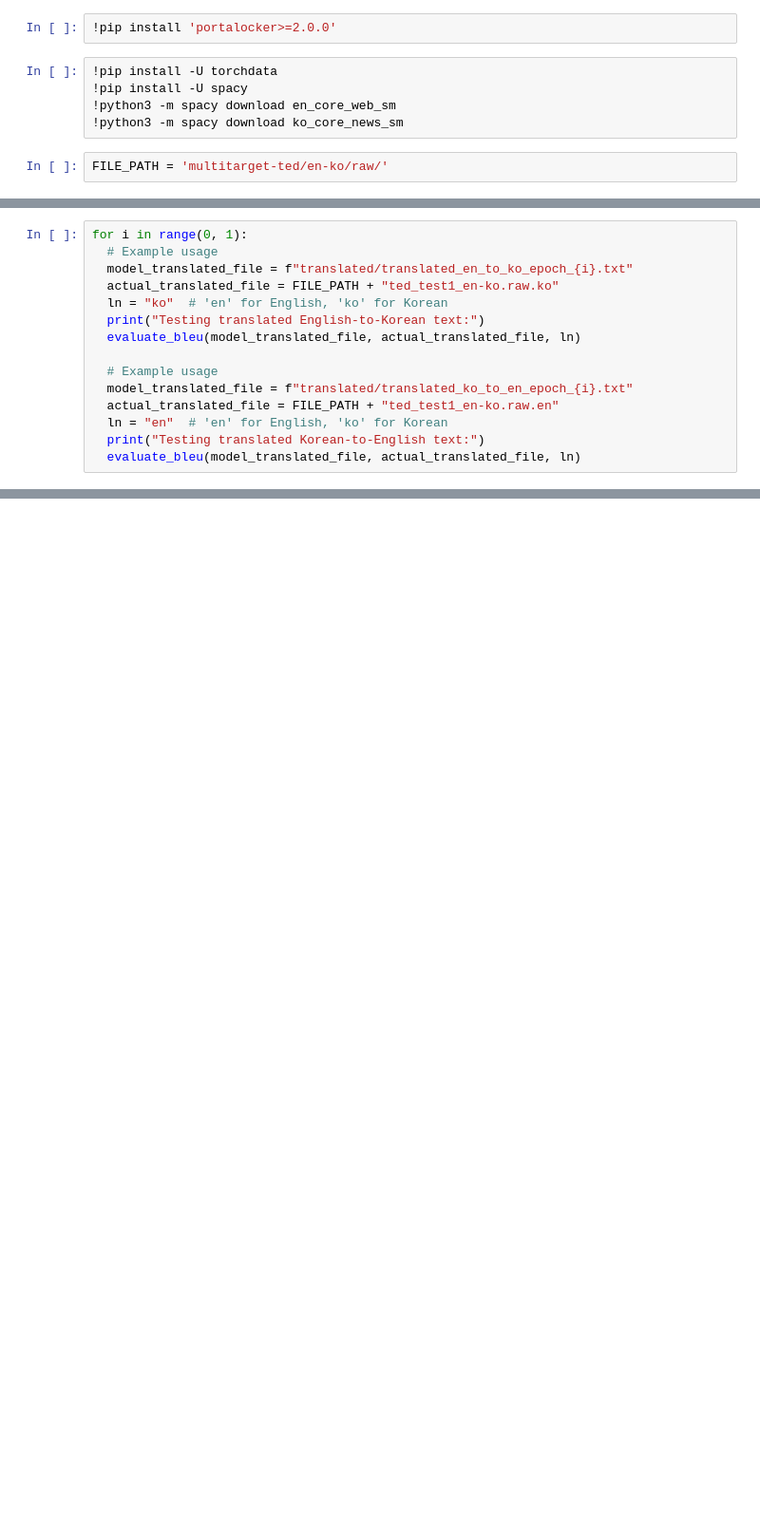
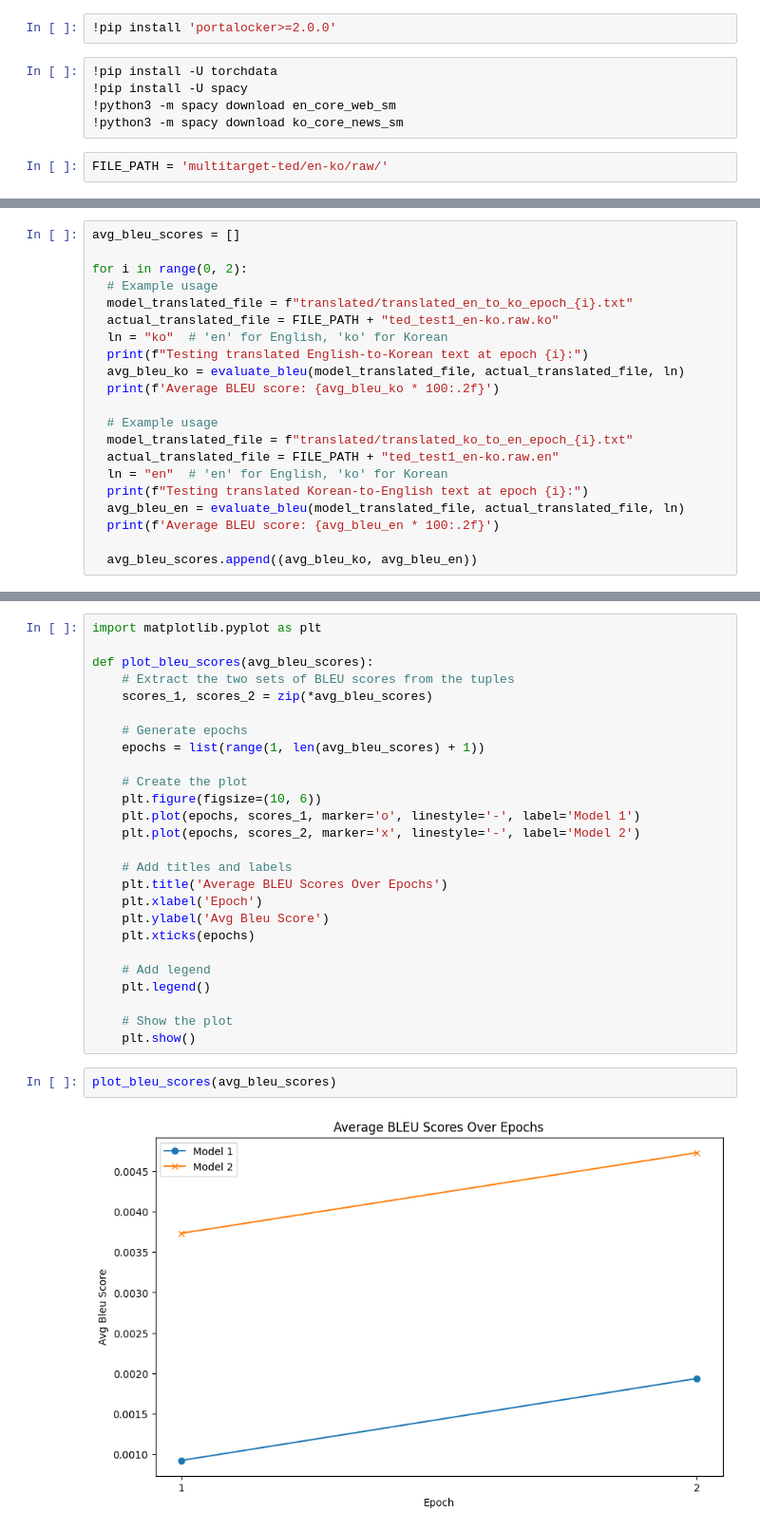
Before and after one commit to techandy42/Transformer_Seq2Seq_Ko_En_Bidirectional_Translator, a Jupyter notebook: test_translation_module.ipynb, the cells around one changed output, grey strips where cells are left out. Shown at 95% size. Drawn from its saved outputs; the diff is of its cells as text; blank space fills up the shorter version.

```diff
--- a/test_translation_module.ipynb
+++ b/test_translation_module.ipynb
@@ -58,16 +86,22 @@ def evaluate_bleu(model_translated_file, actual_translated_file, ln):
 # %%
-for i in range(0, 1):
+avg_bleu_scores = []
+
+for i in range(0, 2):
   # Example usage
   model_translated_file = f"translated/translated_en_to_ko_epoch_{i}.txt"
   actual_translated_file = FILE_PATH + "ted_test1_en-ko.raw.ko"
   ln = "ko"  # 'en' for English, 'ko' for Korean
-  print("Testing translated English-to-Korean text:")
-  evaluate_bleu(model_translated_file, actual_translated_file, ln)
+  print(f"Testing translated English-to-Korean text at epoch {i}:")
+  avg_bleu_ko = evaluate_bleu(model_translated_file, actual_translated_file, ln)
+  print(f'Average BLEU score: {avg_bleu_ko * 100:.2f}')
 
   # Example usage
   model_translated_file = f"translated/translated_ko_to_en_epoch_{i}.txt"
   actual_translated_file = FILE_PATH + "ted_test1_en-ko.raw.en"
   ln = "en"  # 'en' for English, 'ko' for Korean
-  print("Testing translated Korean-to-English text:")
-  evaluate_bleu(model_translated_file, actual_translated_file, ln)
+  print(f"Testing translated Korean-to-English text at epoch {i}:")
+  avg_bleu_en = evaluate_bleu(model_translated_file, actual_translated_file, ln)
+  print(f'Average BLEU score: {avg_bleu_en * 100:.2f}')
+
+  avg_bleu_scores.append((avg_bleu_ko, avg_bleu_en))
 # %% [output]
@@ -77,0 +131,30 @@ Average BLEU score: 0.37
+# %%
+import matplotlib.pyplot as plt
+
+def plot_bleu_scores(avg_bleu_scores):
+    # Extract the two sets of BLEU scores from the tuples
+    scores_1, scores_2 = zip(*avg_bleu_scores)
+
+    # Generate epochs
+    epochs = list(range(1, len(avg_bleu_scores) + 1))
+
+    # Create the plot
+    plt.figure(figsize=(10, 6))
+    plt.plot(epochs, scores_1, marker='o', linestyle='-', label='Model 1')
+    plt.plot(epochs, scores_2, marker='x', linestyle='-', label='Model 2')
+
+    # Add titles and labels
+    plt.title('Average BLEU Scores Over Epochs')
+    plt.xlabel('Epoch')
+    plt.ylabel('Avg Bleu Score')
+    plt.xticks(epochs)
+
+    # Add legend
+    plt.legend()
+
+    # Show the plot
+    plt.show()
+# %%
+plot_bleu_scores(avg_bleu_scores)
+# %% [output]
+[figure, added]
```
Also changed, not shown: parts of 5 cells of this notebook.
